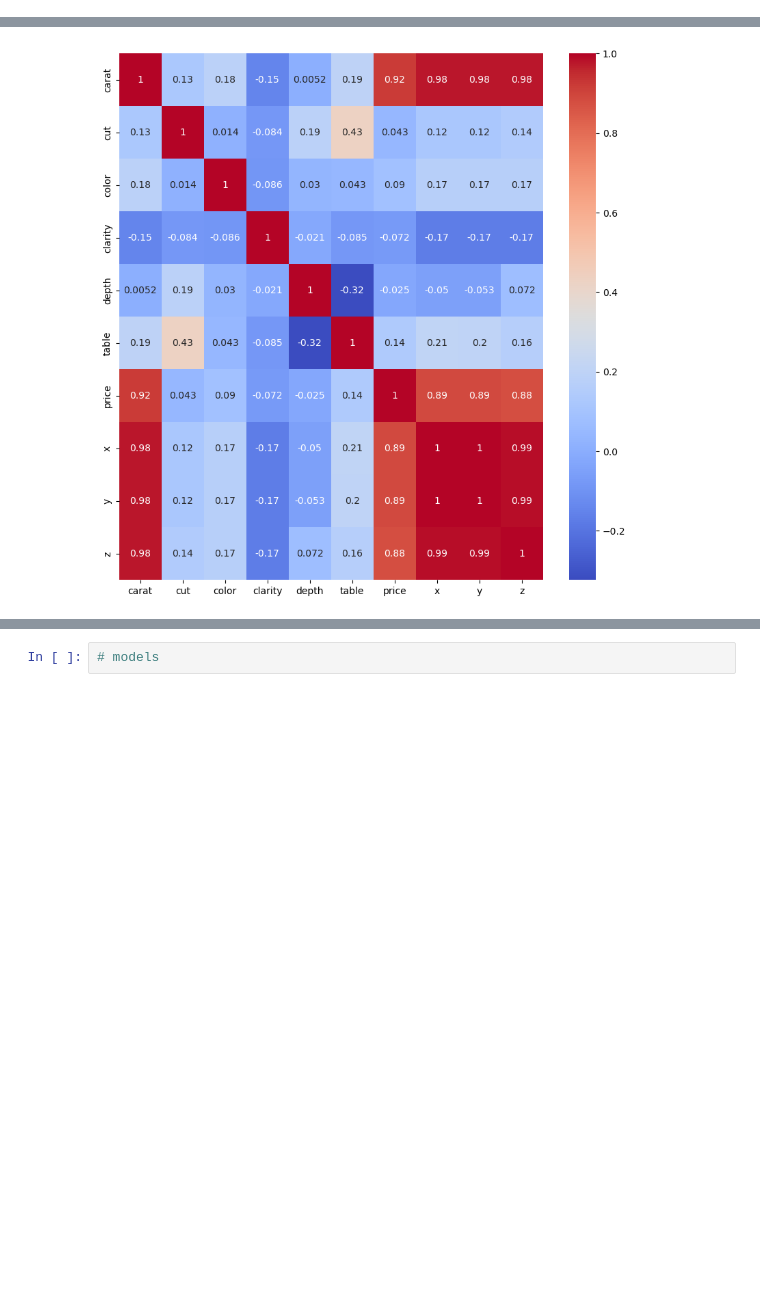
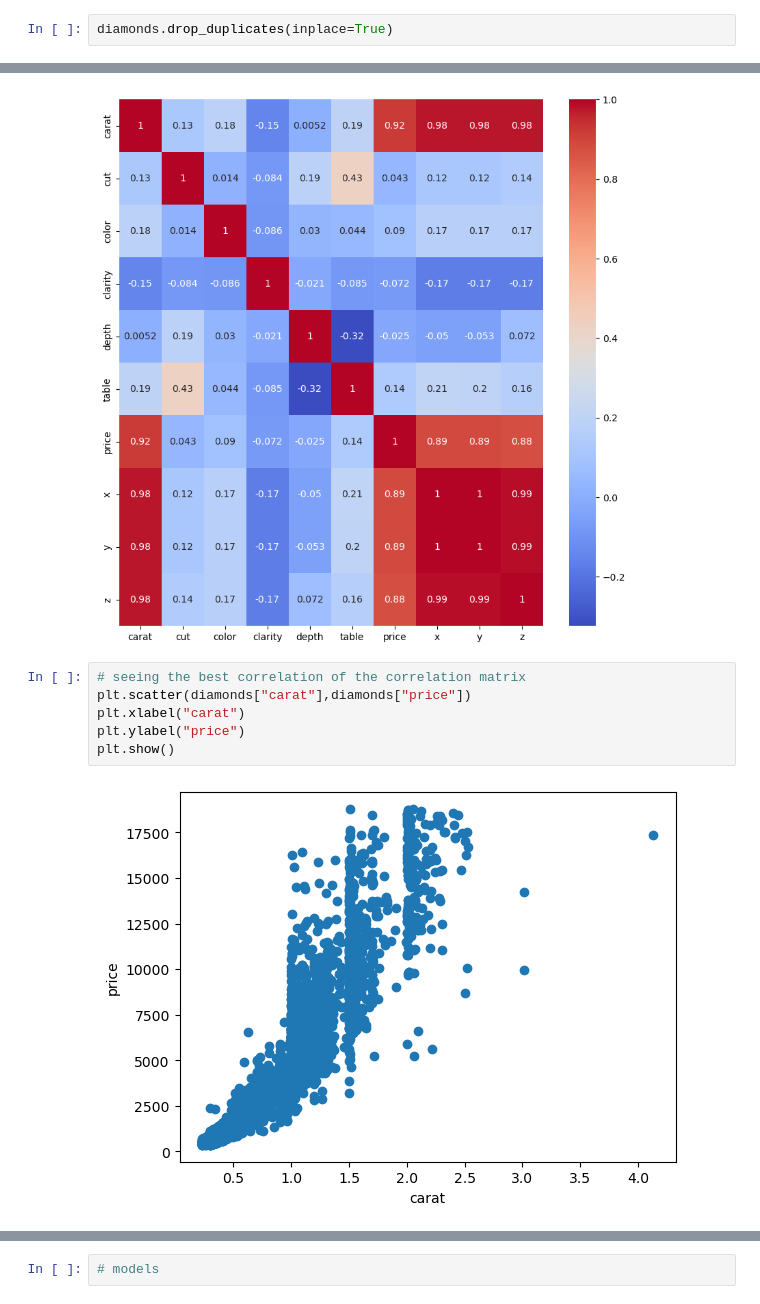
Before and after one commit to Como93/xtream-ai-assignment-engineer, a Jupyter notebook: Diamonds Regression.ipynb, the cells around one changed output, grey strips where cells are left out. Cells and saved outputs as stored; diff of their text form; blank space fills up the shorter version.

Commit message:
updated data visualization and added funciton for removing outliers

```diff
--- a/Diamonds Regression.ipynb
+++ b/Diamonds Regression.ipynb
@@ -85,0 +122,2 @@ dtype: int64
+# %%
+diamonds.drop_duplicates(inplace=True)
@@ -156,3 +199,11 @@ sns.heatmap(diamonds_corr_matrix, cmap='coolwarm', annot=True)
 plt.show()
 # %% [output]
 [figure]
+# %%
+# seeing the best correlation of the correlation matrix
+plt.scatter(diamonds["carat"],diamonds["price"])
+plt.xlabel("carat")
+plt.ylabel("price")
+plt.show()
+# %% [output]
+[figure, added]
```
Also changed, not shown: parts of 24 cells of this notebook.
